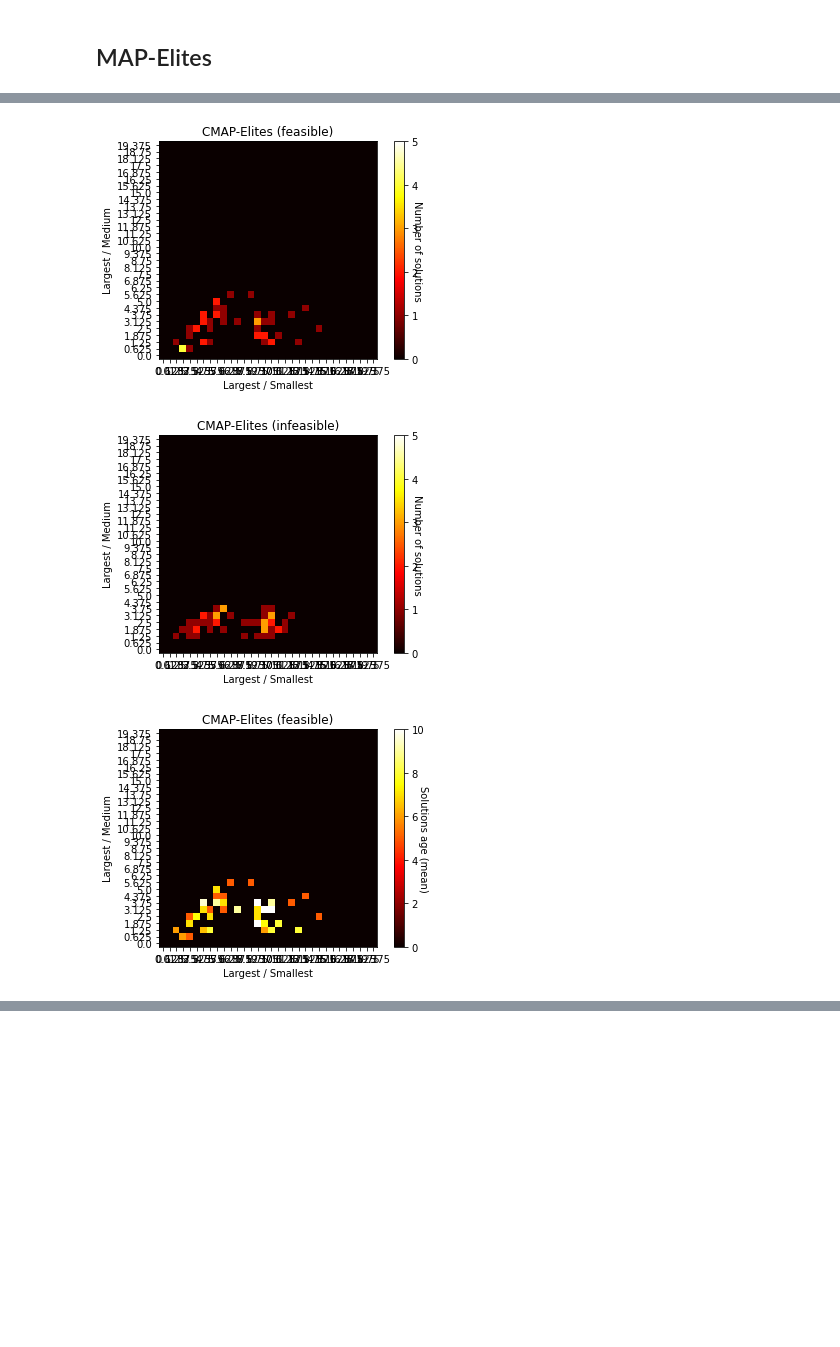
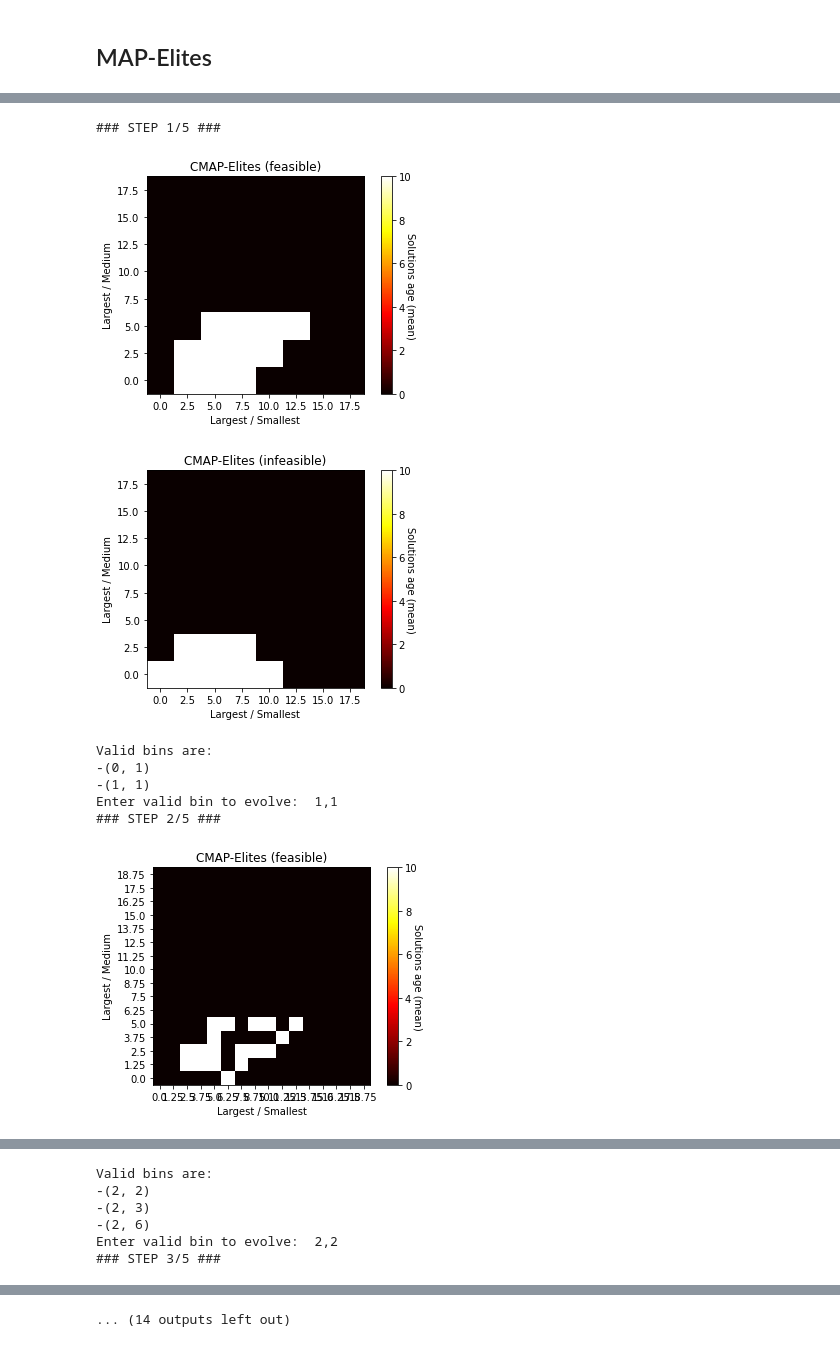
Before and after one commit to arayabrain/space-engineers-ai-spaceship-generator, a Jupyter notebook: icmap-elites/cmap-elites-demo.ipynb, the cells around one changed output, grey strips where cells are left out. Cells and saved outputs as stored; diff of their text form; code cells hidden in the pictures; blank space fills up the shorter version.

Commit message:
Update cmap-elites-demo.ipynb
Add interactive mode

```diff
--- a/icmap-elites/cmap-elites-demo.ipynb
+++ b/icmap-elites/cmap-elites-demo.ipynb
@@ -578,26 +640,34 @@ mapelites.show_age(show_mean=False,
 # %%
-for i in trange(5):
-    mapelites.rand_step(gen=i)
+# for i in trange(5):
+#     mapelites.rand_step(gen=i)
 
-# mapelites.show_fitness(show_mean=True,
-#                        population='feasible')
-# mapelites.show_fitness(show_mean=False,
-#                        population='feasible')
-# mapelites.show_fitness(show_mean=True,
-#                        population='infeasible')
-# mapelites.show_fitness(show_mean=False,
-#                        population='infeasible')
+mapelites.interactive_mode(n_steps=5)
+
+mapelites.show_fitness(show_mean=True,
+                       population='feasible')
+mapelites.show_fitness(show_mean=False,
+                       population='feasible')
+mapelites.show_fitness(show_mean=True,
+                       population='infeasible')
+mapelites.show_fitness(show_mean=False,
+                       population='infeasible')
 mapelites.show_coverage(population='feasible')
 mapelites.show_coverage(population='infeasible')
 mapelites.show_age(show_mean=True,
                    population='feasible')
 mapelites.show_age(show_mean=True,
                    population='infeasible')
 mapelites.show_age(show_mean=False,
                    population='feasible')
 mapelites.show_age(show_mean=False,
                    population='infeasible')
 # %% [output]
+### STEP 1/5 ###
-[figure, old version]
+[figure, new version]
-[figure, old version]
+[figure, new version]
+Valid bins are:
+-(0, 1)
+-(1, 1)
+Enter valid bin to evolve:  1,1
+### STEP 2/5 ###
-[figure, old version]
+[figure, new version]
@@ -604,0 +675,6 @@ mapelites.show_age(show_mean=False,
+Valid bins are:
+-(2, 2)
+-(2, 3)
+-(2, 6)
+Enter valid bin to evolve:  2,2
+### STEP 3/5 ###
@@ -606,0 +689 @@ mapelites.show_age(show_mean=False,
+... (14 outputs left out)
```
Also changed, not shown: parts of 3 cells of this notebook.
